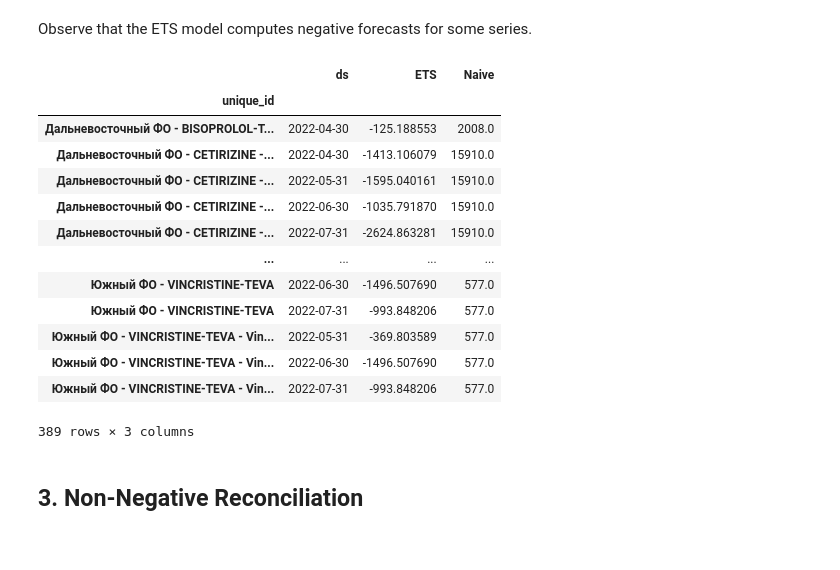
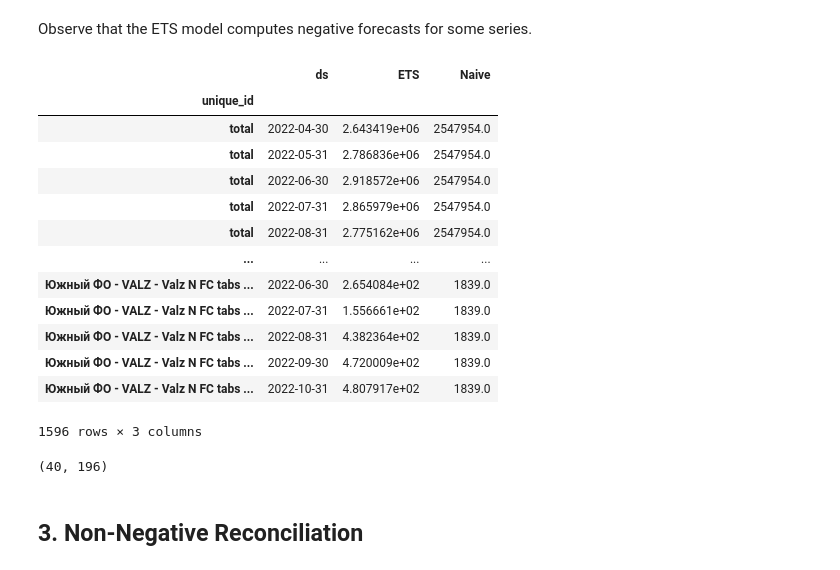
Before and after one commit to ariellubonja/hierarchical-time-series, a Jupyter notebook: hierarchical_ts.ipynb, the cells around one changed output. Saved outputs shown, nothing was run; the diff lists cells and outputs as text; code cells hidden in the pictures.

Commit message:
Laura changes: - selected only 3 brands, the most numerous - added 1 to all sales, such that there aren't zeros

```diff
--- a/hierarchical_ts.ipynb
+++ b/hierarchical_ts.ipynb
@@ -47,0 +48,12 @@ S_df.iloc[:5, :5]
+# %%
+df = pd.read_excel('data/Quarterly_smoothing.xlsx')#, index_col=0)
+#df = pd.read_excel('data/Quarterly_smoothing.xlsx')#, index_col=0)
+
+save_shape = df.shape
+#df = df.loc[:, (df != 0).all()]
+
+#print("Removed", save_shape[1] - df.shape[1], "Columns with at least one 0 in them")
+# adding 1 unit everywhere
+for c in df.columns[1:]:
+  df[c] = df[c]+1
+df.head()
@@ -67,0 +83,5 @@ Index(['Month', 'Дальневосточный ФО - ALMAGEL - Almagel susp 17
+# %%
+selected_brands = pd.Series([c.split(" - ")[1] for c in df.columns[1:]]).value_counts()[0:3].keys()
+toremove = [c for c in df.columns[1:] if c.split(" - ")[1] not in selected_brands]
+print(selected_brands)
+print(toremove)
@@ -67,0 +91,3 @@ Index(['Month', 'Дальневосточный ФО - ALMAGEL - Almagel susp 17
+# %%
+df = df.drop(columns = toremove)
+df
@@ -102,9 +151,0 @@ S_df
-# %%
-df = pd.read_excel('data/Quarterly_smoothing.xlsx')#, index_col=0)
-
-save_shape = df.shape
-df = df.loc[:, (df != 0).all()]
-
-print("Removed", save_shape[1] - df.shape[1], "Columns with at least one 0 in them")
-
-df.head()
@@ -309,22 +357,26 @@ Y_hat_df = fcst.forecast(h=7)
 # %% [markdown]
 Observe that the ETS model computes negative forecasts for some series.
 # %%
-Y_hat_df.query('ETS < 0')
+Y_hat_df
 # %% [output]
 |  | ds | ETS | Naive |
 | unique_id |  |  |  |
-| Дальневосточный ФО - BISOPROLOL-T... | 2022-04-30 | -125.188553 | 2008.0 |
-| Дальневосточный ФО - CETIRIZINE -... | 2022-04-30 | -1413.106079 | 15910.0 |
-| Дальневосточный ФО - CETIRIZINE -... | 2022-05-31 | -1595.040161 | 15910.0 |
-| Дальневосточный ФО - CETIRIZINE -... | 2022-06-30 | -1035.791870 | 15910.0 |
-| Дальневосточный ФО - CETIRIZINE -... | 2022-07-31 | -2624.863281 | 15910.0 |
+| total | 2022-04-30 | 2.643419e+06 | 2547954.0 |
+| total | 2022-05-31 | 2.786836e+06 | 2547954.0 |
+| total | 2022-06-30 | 2.918572e+06 | 2547954.0 |
+| total | 2022-07-31 | 2.865979e+06 | 2547954.0 |
+| total | 2022-08-31 | 2.775162e+06 | 2547954.0 |
 | ... | ... | ... | ... |
-| Южный ФО - VINCRISTINE-TEVA | 2022-06-30 | -1496.507690 | 577.0 |
-| Южный ФО - VINCRISTINE-TEVA | 2022-07-31 | -993.848206 | 577.0 |
-| Южный ФО - VINCRISTINE-TEVA - Vin... | 2022-05-31 | -369.803589 | 577.0 |
-| Южный ФО - VINCRISTINE-TEVA - Vin... | 2022-06-30 | -1496.507690 | 577.0 |
-| Южный ФО - VINCRISTINE-TEVA - Vin... | 2022-07-31 | -993.848206 | 577.0 |
+| Южный ФО - VALZ - Valz N FC tabs ... | 2022-06-30 | 2.654084e+02 | 1839.0 |
+| Южный ФО - VALZ - Valz N FC tabs ... | 2022-07-31 | 1.556661e+02 | 1839.0 |
+| Южный ФО - VALZ - Valz N FC tabs ... | 2022-08-31 | 4.382364e+02 | 1839.0 |
+| Южный ФО - VALZ - Valz N FC tabs ... | 2022-09-30 | 4.720009e+02 | 1839.0 |
+| Южный ФО - VALZ - Valz N FC tabs ... | 2022-10-31 | 4.807917e+02 | 1839.0 |
-389 rows × 3 columns
+1596 rows × 3 columns
+# %%
+S_df.shape
+# %% [output]
+(40, 196)
 # %% [markdown]
 ## 3. Non-Negative Reconciliation
 # %% [markdown]
```
Also changed, not shown: parts of 15 cells of this notebook.
